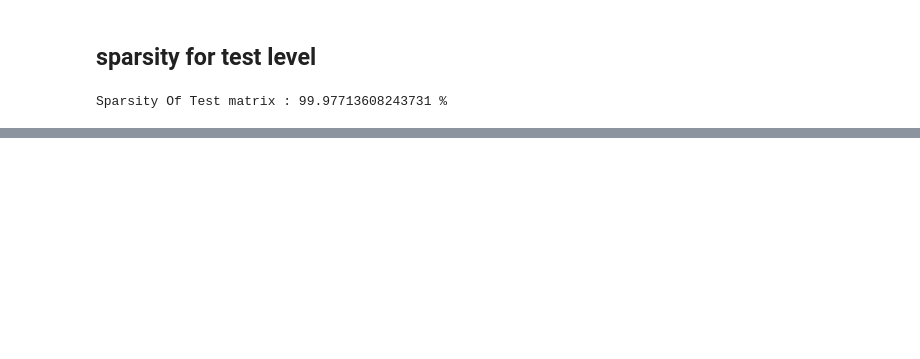
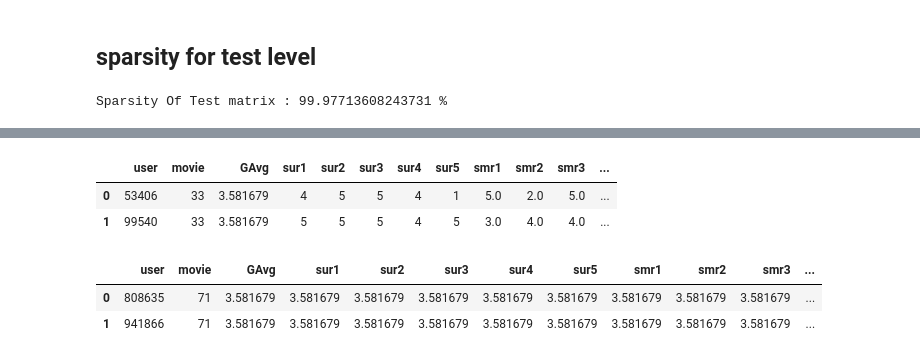
Before and after one commit to kartik1611/Movie-Recommendation, a Jupyter notebook: Netflix Recommendation.ipynb, the cells around one changed output, grey strips where cells are left out. Saved outputs shown, nothing was run; the diff lists cells and outputs as text; code cells hidden in the pictures; blank space fills up the shorter version.

```diff
--- a/Netflix Recommendation.ipynb
+++ b/Netflix Recommendation.ipynb
@@ -336,0 +967,19 @@ Sparsity Of Test matrix : 99.97713608243731 %
+# %%
+# prepare Train data
+x_train = reg_train.drop(['user','movie','rating'], axis=1)
+y_train = reg_train['rating']
+
+# Prepare Test data
+x_test = reg_test_df.drop(['user','movie','rating'], axis=1)
+y_test = reg_test_df['rating']
+
+# initialize Our first XGBoost model...
+first_xgb = xgb.XGBRegressor(silent=False, n_jobs=13, random_state=15, n_estimators=100)
+train_results, test_results = run_xgboost(first_xgb, x_train, y_train, x_test, y_test)
+
+# store the results in models_evaluations dictionaries
+models_evaluation_train['first_algo'] = train_results
+models_evaluation_test['first_algo'] = test_results
+
+xgb.plot_importance(first_xgb)
+plt.show()
@@ -336,0 +1028,16 @@ Sparsity Of Test matrix : 99.97713608243731 %
+# %%
+# add our baseline_predicted value as our feature..
+reg_train['bslpr'] = models_evaluation_train['first_algo']['predictions']
+reg_train.head(2)
+# %% [output]
+|  | user | movie | GAvg | sur1 | sur2 | sur3 | sur4 | sur5 | smr1 | smr2 | smr3 | ... |
+| 0 | 53406 | 33 | 3.581679 | 4 | 5 | 5 | 4 | 1 | 5.0 | 2.0 | 5.0 | ... |
+| 1 | 99540 | 33 | 3.581679 | 5 | 5 | 5 | 4 | 5 | 3.0 | 4.0 | 4.0 | ... |
+# %%
+reg_test_df['bslpr']  = models_evaluation_test['first_algo']['predictions']
+
+reg_test_df.head(2)
+# %% [output]
+|  | user | movie | GAvg | sur1 | sur2 | sur3 | sur4 | sur5 | smr1 | smr2 | smr3 | ... |
+| 0 | 808635 | 71 | 3.581679 | 3.581679 | 3.581679 | 3.581679 | 3.581679 | 3.581679 | 3.581679 | 3.581679 | 3.581679 | ... |
+| 1 | 941866 | 71 | 3.581679 | 3.581679 | 3.581679 | 3.581679 | 3.581679 | 3.581679 | 3.581679 | 3.581679 | 3.581679 | ... |
```
Also changed, not shown: parts of 71 cells of this notebook.
